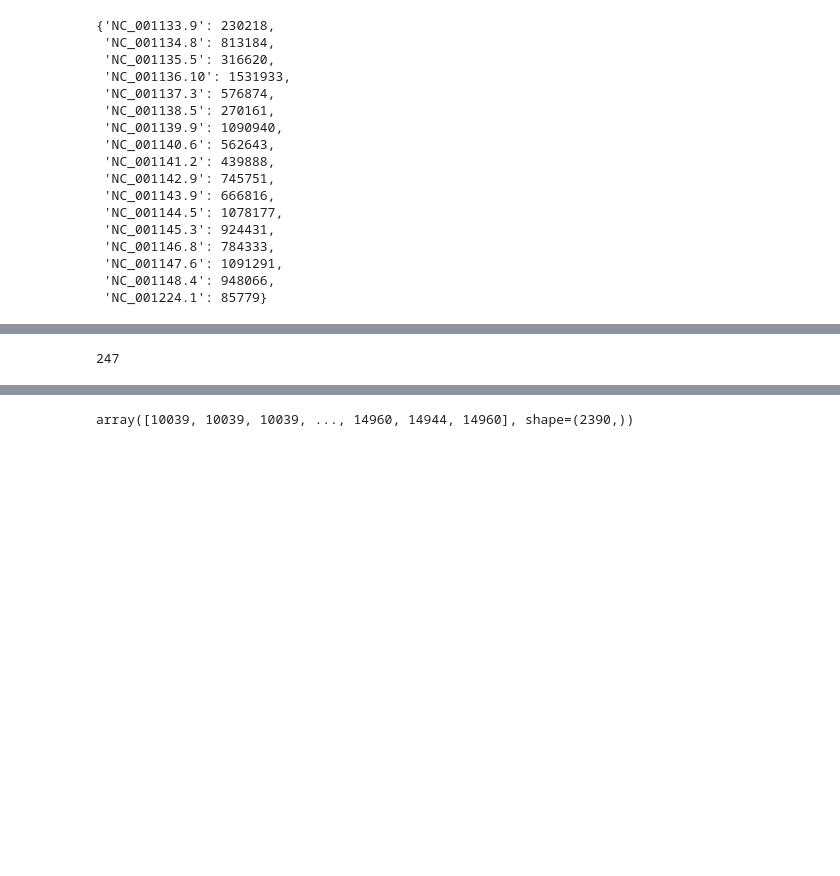
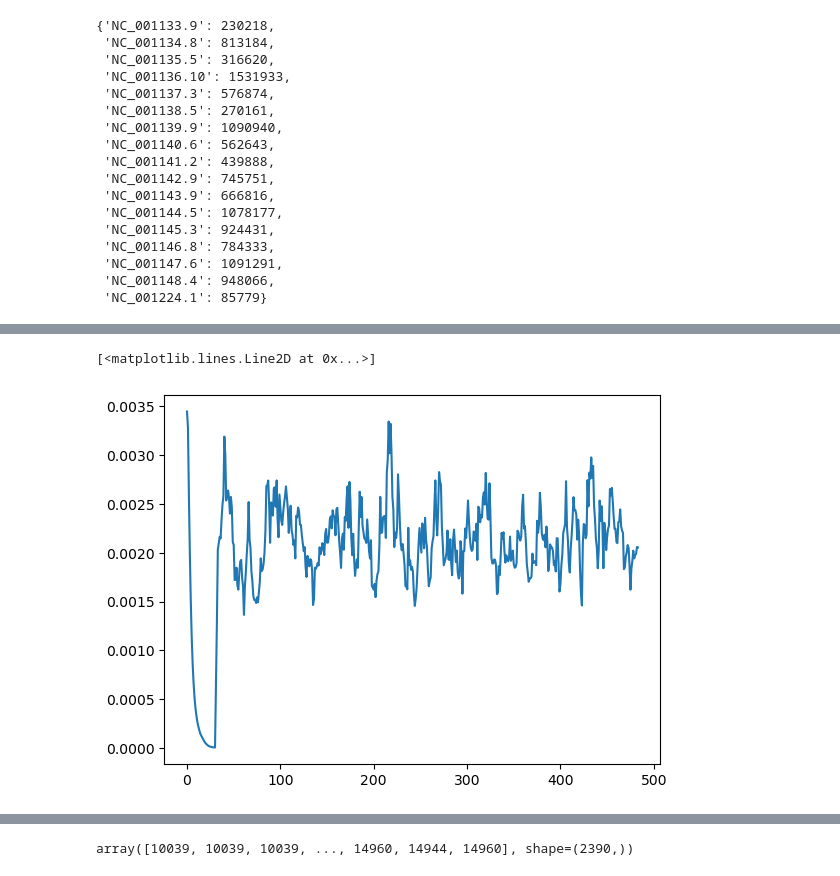
Before and after one commit to intbio/NucDPosIT, a Jupyter notebook: notebooks/fit_exo.ipynb, the cells around one changed output, grey strips where cells are left out. Cells and saved outputs as stored; diff of their text form; code cells hidden in the pictures; blank space fills up the shorter version.

```diff
--- a/notebooks/fit_exo.ipynb
+++ b/notebooks/fit_exo.ipynb
@@ -284,4 +505,0 @@ model.run()
-# %%
-len(model.weights)
-# %% [output]
-247
@@ -288 +510,6 @@ len(model.weights)
+# %%
+plt.plot(l)
+# %% [output]
+[<matplotlib.lines.Line2D at 0x...>]
+[figure, added]
 # %%
```
Also changed, not shown: parts of 47 cells of this notebook, 17 other files.
